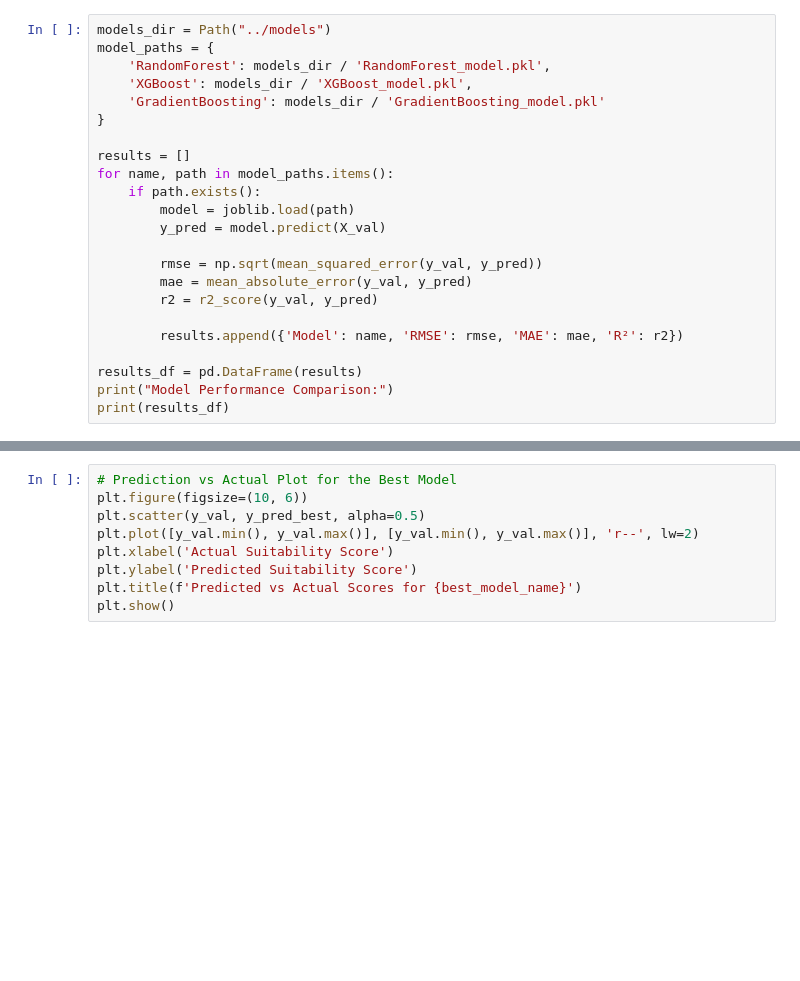
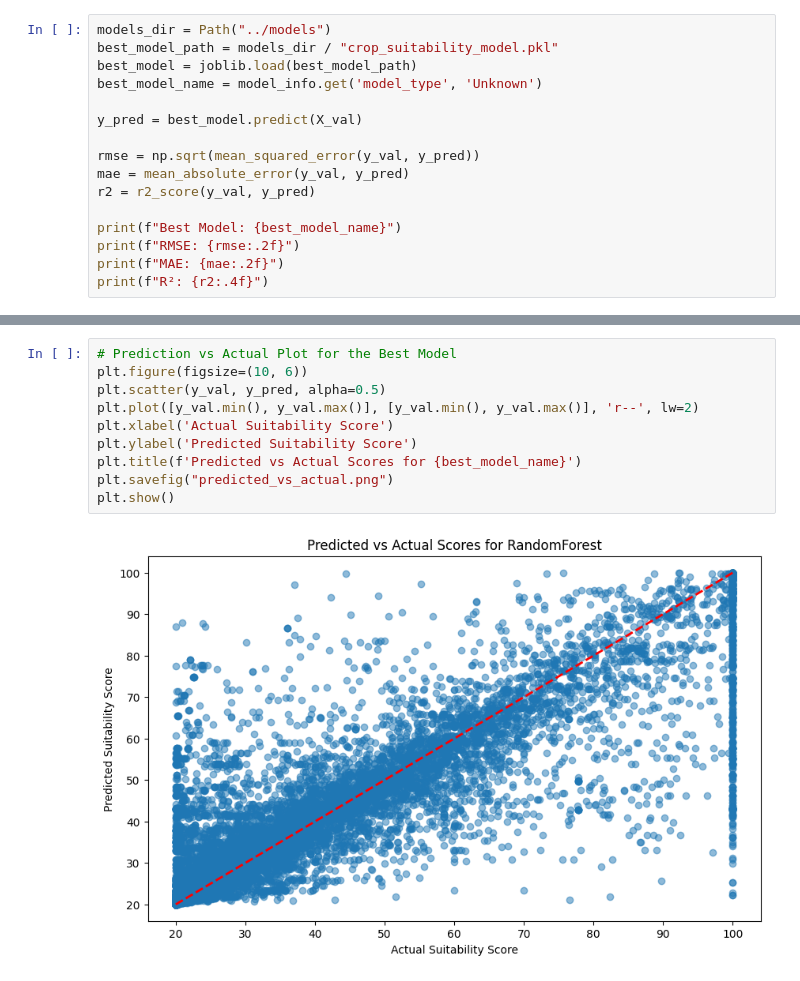
Before and after one commit to meruuuuooo/croptap-ml-v2, a Jupyter notebook: notebooks/04_model_evaluation.ipynb, the cells around one changed output, grey strips where cells are left out. Drawn from its saved outputs; the diff is of its cells as text; blank space fills up the shorter version.

```diff
--- a/notebooks/04_model_evaluation.ipynb
+++ b/notebooks/04_model_evaluation.ipynb
@@ -32,23 +32,16 @@ We'll load each of the trained models and evaluate their performance on the vali
 # %%
 models_dir = Path("../models")
-model_paths = {
-    'RandomForest': models_dir / 'RandomForest_model.pkl',
-    'XGBoost': models_dir / 'XGBoost_model.pkl',
-    'GradientBoosting': models_dir / 'GradientBoosting_model.pkl'
-}
+best_model_path = models_dir / "crop_suitability_model.pkl"
+best_model = joblib.load(best_model_path)
+best_model_name = model_info.get('model_type', 'Unknown')
 
-results = []
-for name, path in model_paths.items():
-    if path.exists():
-        model = joblib.load(path)
-        y_pred = model.predict(X_val)
+y_pred = best_model.predict(X_val)
 
-        rmse = np.sqrt(mean_squared_error(y_val, y_pred))
-        mae = mean_absolute_error(y_val, y_pred)
-        r2 = r2_score(y_val, y_pred)
+rmse = np.sqrt(mean_squared_error(y_val, y_pred))
+mae = mean_absolute_error(y_val, y_pred)
+r2 = r2_score(y_val, y_pred)
 
-        results.append({'Model': name, 'RMSE': rmse, 'MAE': mae, 'R²': r2})
-
-results_df = pd.DataFrame(results)
-print("Model Performance Comparison:")
-print(results_df)
+print(f"Best Model: {best_model_name}")
+print(f"RMSE: {rmse:.2f}")
+print(f"MAE: {mae:.2f}")
+print(f"R²: {r2:.4f}")
@@ -78,11 +70,14 @@ if hasattr(best_model, 'feature_importances_'):
 # %%
 # Prediction vs Actual Plot for the Best Model
 plt.figure(figsize=(10, 6))
-plt.scatter(y_val, y_pred_best, alpha=0.5)
+plt.scatter(y_val, y_pred, alpha=0.5)
 plt.plot([y_val.min(), y_val.max()], [y_val.min(), y_val.max()], 'r--', lw=2)
 plt.xlabel('Actual Suitability Score')
 plt.ylabel('Predicted Suitability Score')
 plt.title(f'Predicted vs Actual Scores for {best_model_name}')
+plt.savefig("predicted_vs_actual.png")
 plt.show()
+# %% [output]
+[figure, added]
 # %%
 # Residual Plot for the Best Model
```
Also changed, not shown: parts of 10 cells of this notebook, 15 other files.
